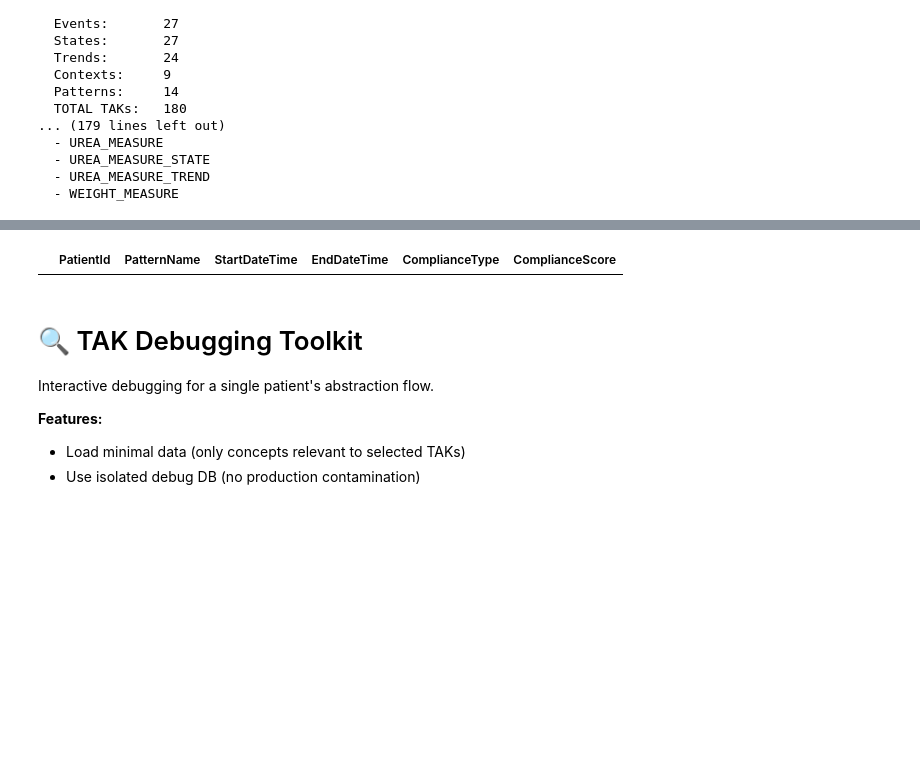
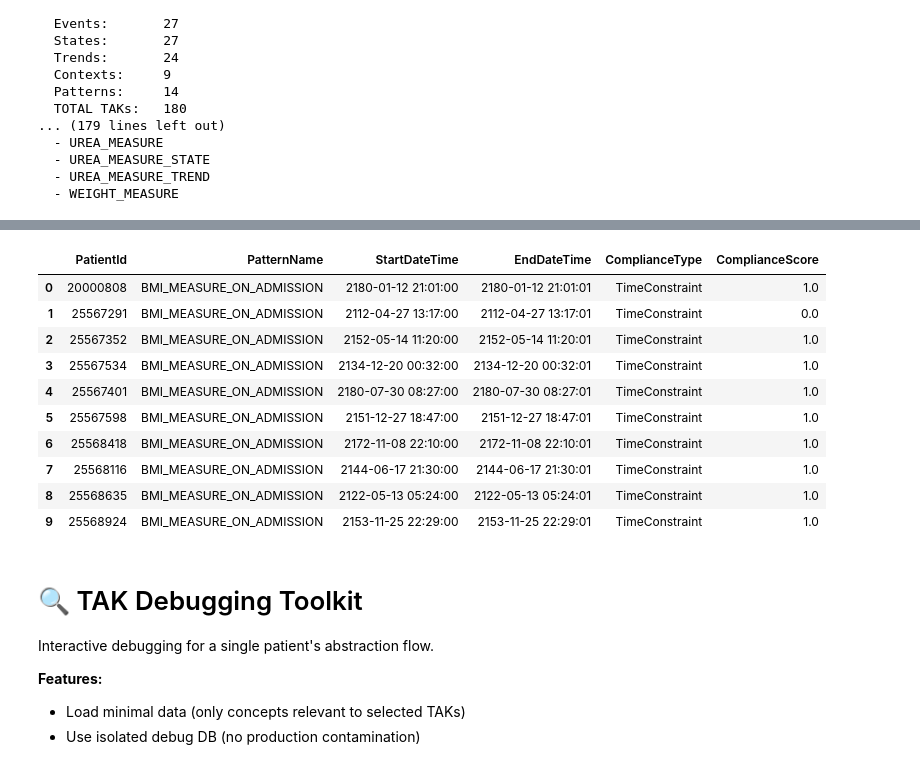
Before and after one commit to shaharoded/Mediator, a Jupyter notebook: run_mediator.ipynb, the cells around one changed output, grey strips where cells are left out. Saved outputs shown, nothing was run; the diff lists cells and outputs as text; code cells hidden in the pictures; blank space fills up the shorter version.

```diff
--- a/run_mediator.ipynb
+++ b/run_mediator.ipynb
@@ -289,15 +293,24 @@ print("\n✅ OutputPatientData saved to: backend/data/output_patient_data.csv")
 # %%
 # Query OutputPatientData
 query = """
 SELECT PatientId, PatternName, StartDateTime, EndDateTime, ComplianceType, ComplianceScore
 FROM PatientQAScores
-WHERE PatientId = 1000
 """
 df_results = pd.read_sql_query(query, da.conn)
 df_results = df_results.sort_values(by=["PatternName"], ignore_index=True)
 df_results.head(10)
 # %% [output]
 |  | PatientId | PatternName | StartDateTime | EndDateTime | ComplianceType | ComplianceScore |
+| 0 | 20000808 | BMI_MEASURE_ON_ADMISSION | 2180-01-12 21:01:00 | 2180-01-12 21:01:01 | TimeConstraint | 1.0 |
+| 1 | 25567291 | BMI_MEASURE_ON_ADMISSION | 2112-04-27 13:17:00 | 2112-04-27 13:17:01 | TimeConstraint | 0.0 |
+| 2 | 25567352 | BMI_MEASURE_ON_ADMISSION | 2152-05-14 11:20:00 | 2152-05-14 11:20:01 | TimeConstraint | 1.0 |
+| 3 | 25567534 | BMI_MEASURE_ON_ADMISSION | 2134-12-20 00:32:00 | 2134-12-20 00:32:01 | TimeConstraint | 1.0 |
+| 4 | 25567401 | BMI_MEASURE_ON_ADMISSION | 2180-07-30 08:27:00 | 2180-07-30 08:27:01 | TimeConstraint | 1.0 |
+| 5 | 25567598 | BMI_MEASURE_ON_ADMISSION | 2151-12-27 18:47:00 | 2151-12-27 18:47:01 | TimeConstraint | 1.0 |
+| 6 | 25568418 | BMI_MEASURE_ON_ADMISSION | 2172-11-08 22:10:00 | 2172-11-08 22:10:01 | TimeConstraint | 1.0 |
+| 7 | 25568116 | BMI_MEASURE_ON_ADMISSION | 2144-06-17 21:30:00 | 2144-06-17 21:30:01 | TimeConstraint | 1.0 |
+| 8 | 25568635 | BMI_MEASURE_ON_ADMISSION | 2122-05-13 05:24:00 | 2122-05-13 05:24:01 | TimeConstraint | 1.0 |
+| 9 | 25568924 | BMI_MEASURE_ON_ADMISSION | 2153-11-25 22:29:00 | 2153-11-25 22:29:01 | TimeConstraint | 1.0 |
 # %% [markdown]
 # 🔍 TAK Debugging Toolkit
 
```
Also changed, not shown: parts of 5 cells of this notebook.
